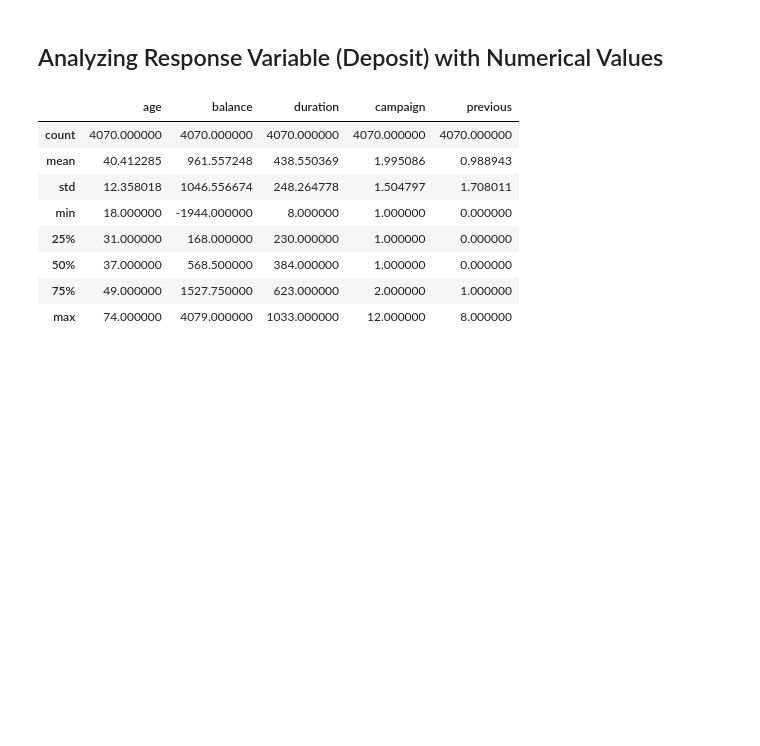
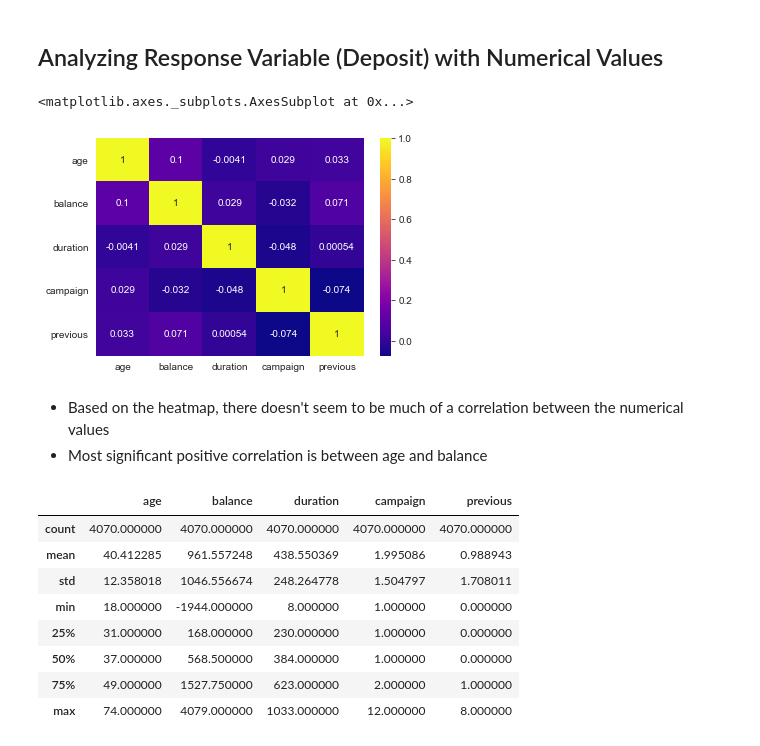
Before and after one commit to KevinQMBui/Bank-Marketing-Insights-for-Term-Deposits, a Jupyter notebook: Bank Marketing Insights for Term Deposits.ipynb, the cells around one changed output. Drawn from its saved outputs; the diff is of its cells as text; code cells hidden in the pictures; blank space fills up the shorter version.

```diff
--- a/Bank Marketing Insights for Term Deposits.ipynb
+++ b/Bank Marketing Insights for Term Deposits.ipynb
@@ -280,6 +280,15 @@ sns.countplot(bf['deposit'])
 [figure]
 # %% [markdown]
 ## Analyzing Response Variable (Deposit) with Numerical Values
+# %%
+# Heatmap visualizing correlation between the numerical values
+sns.heatmap(bf.corr(),annot=True,cmap='plasma')
+# %% [output]
+<matplotlib.axes._subplots.AxesSubplot at 0x...>
+[figure, added]
+# %% [markdown]
+* Based on the heatmap, there doesn't seem to be much of a correlation between the numerical values
+* Most significant positive correlation is between age and balance
 # %%
 # Summary statistic of people who have a term deposit
 bf[bf['deposit']=='yes'].describe()
```
Also changed, not shown: parts of 9 cells of this notebook.
